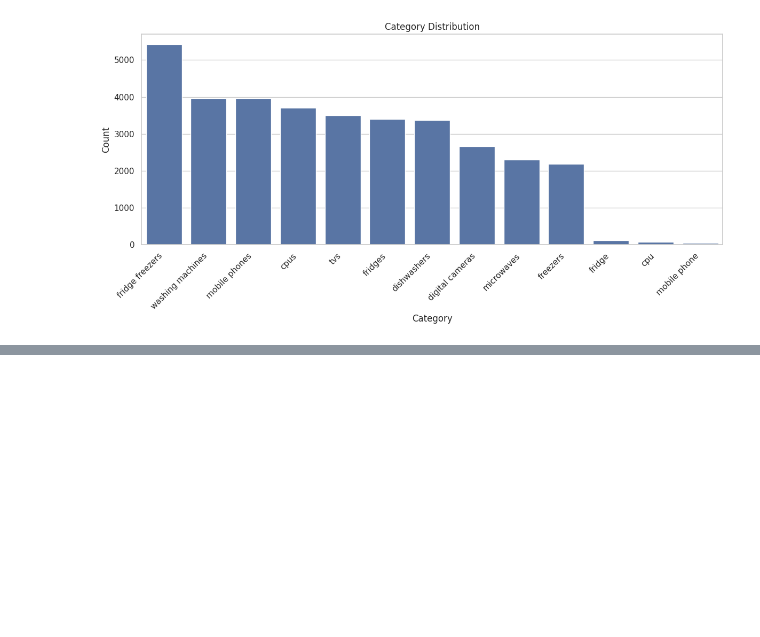
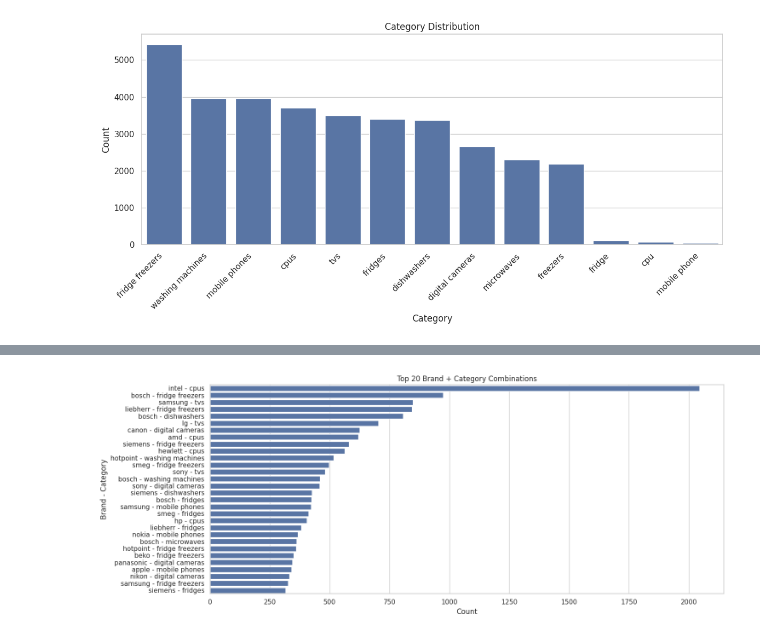
Before and after one commit to migo2555/ml-product-category-prediction-based-on-title-, a Jupyter notebook: notebook/product_category_prediction.ipynb, the cells around one changed output, grey strips where cells are left out. Cells and saved outputs as stored; diff of their text form; code cells hidden in the pictures; blank space fills up the shorter version.

```diff
--- a/notebook/product_category_prediction.ipynb
+++ b/notebook/product_category_prediction.ipynb
@@ -467,0 +530,12 @@ plt.show()
+# %%
+df['brand_category'] = df['brand'] + " - " + df['Category_Label']
+
+plt.figure(figsize=(15,6))
+sns.countplot(data=df, y='brand_category', order=df['brand_category'].value_counts().index[:30])
+plt.title("Top 20 Brand + Category Combinations")
+plt.xlabel("Count")
+plt.ylabel("Brand - Category")
+plt.tight_layout()
+plt.show()
+# %% [output]
+[figure, added]
```
Also changed, not shown: parts of 10 cells of this notebook.
